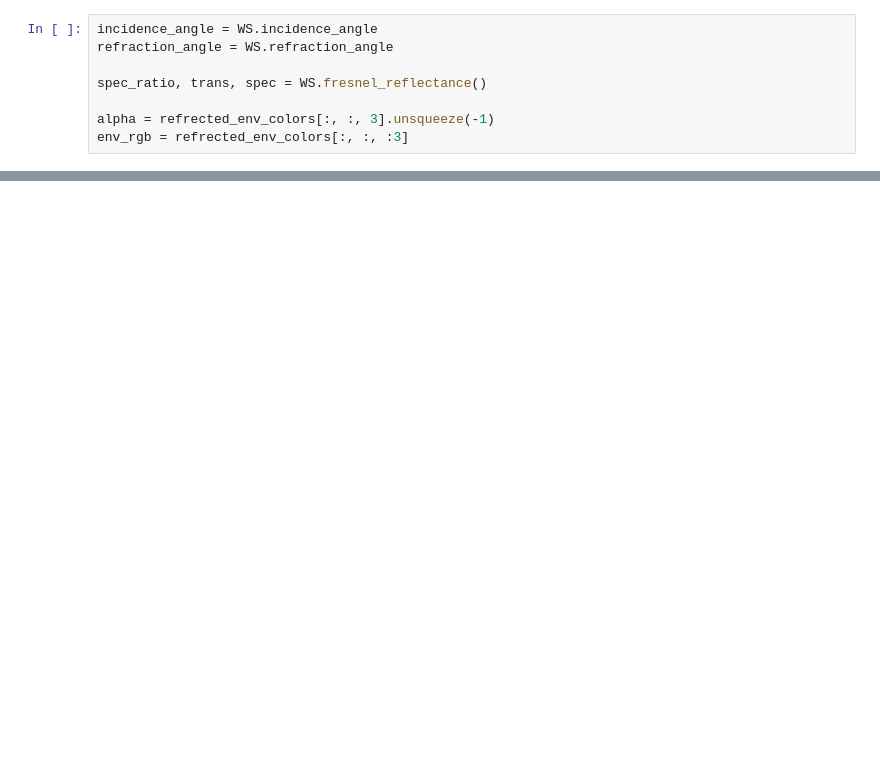
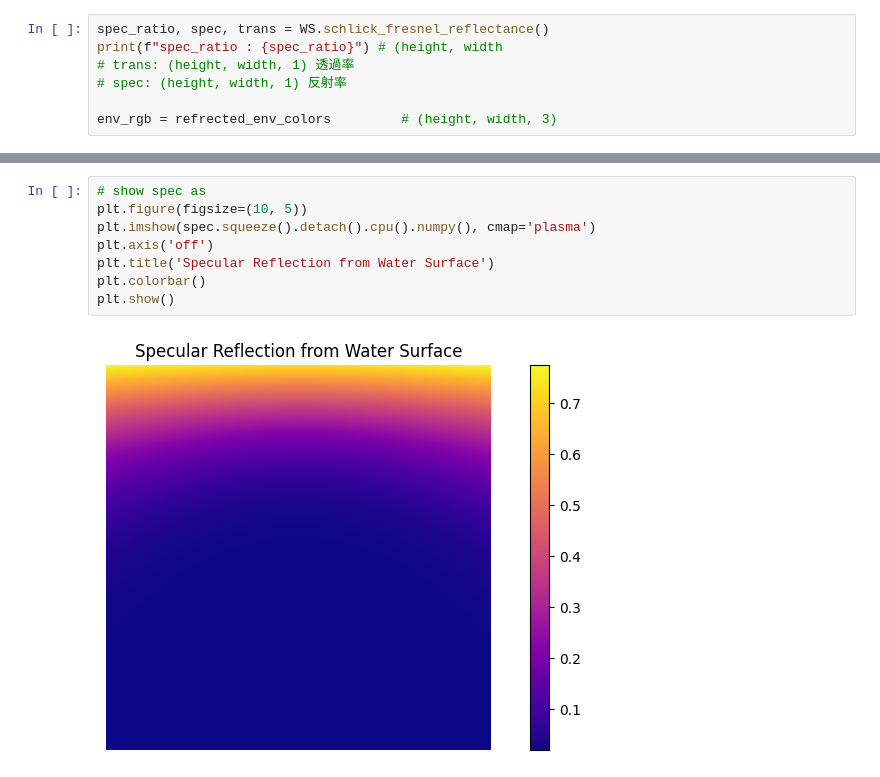
Before and after one commit to unotaiki/gsplat, a Jupyter notebook: optical/environment_map/env_map_refrection.ipynb, the cells around one changed output, grey strips where cells are left out. Drawn from its saved outputs; the diff is of its cells as text; blank space fills up the shorter version.

```diff
--- a/optical/environment_map/env_map_refrection.ipynb
+++ b/optical/environment_map/env_map_refrection.ipynb
@@ -97,8 +121,7 @@ plt.show()
 # %%
-incidence_angle = WS.incidence_angle
-refraction_angle = WS.refraction_angle
+spec_ratio, spec, trans = WS.schlick_fresnel_reflectance()
+print(f"spec_ratio : {spec_ratio}") # (height, width
+# trans: (height, width, 1) 透過率
+# spec: (height, width, 1) 反射率
 
-spec_ratio, trans, spec = WS.fresnel_reflectance()
-
-alpha = refrected_env_colors[:, :, 3].unsqueeze(-1)
-env_rgb = refrected_env_colors[:, :, :3]
+env_rgb = refrected_env_colors         # (height, width, 3)
@@ -115,0 +176,10 @@ plt.show()
+# %%
+# show spec as
+plt.figure(figsize=(10, 5))
+plt.imshow(spec.squeeze().detach().cpu().numpy(), cmap='plasma')
+plt.axis('off')
+plt.title('Specular Reflection from Water Surface')
+plt.colorbar()
+plt.show()
+# %% [output]
+[figure, added]
```
Also changed, not shown: parts of 15 cells of this notebook, 5 other files.
